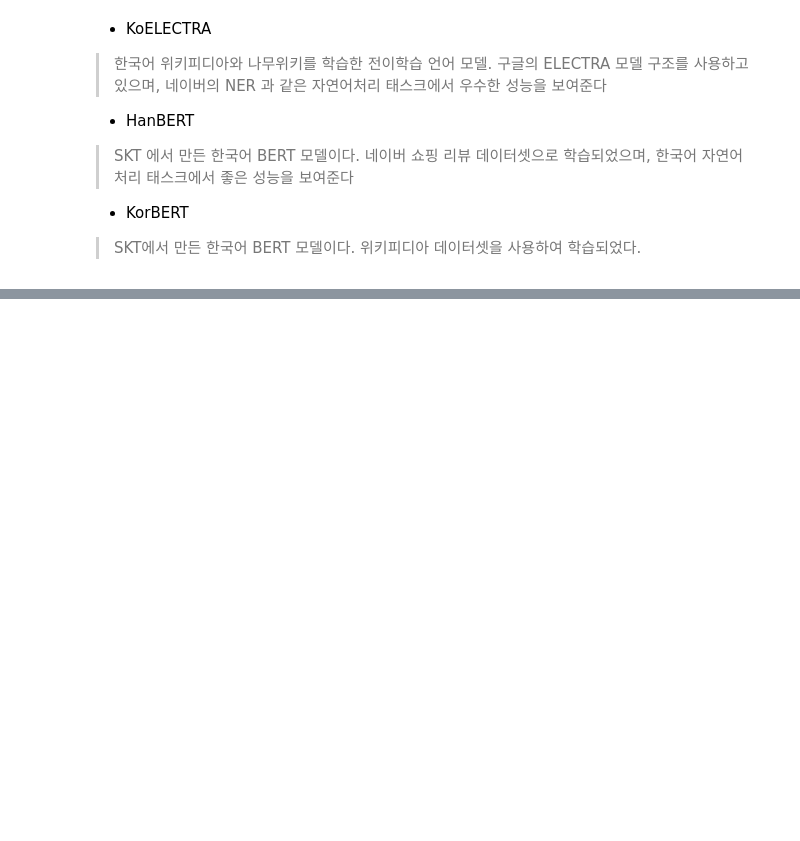
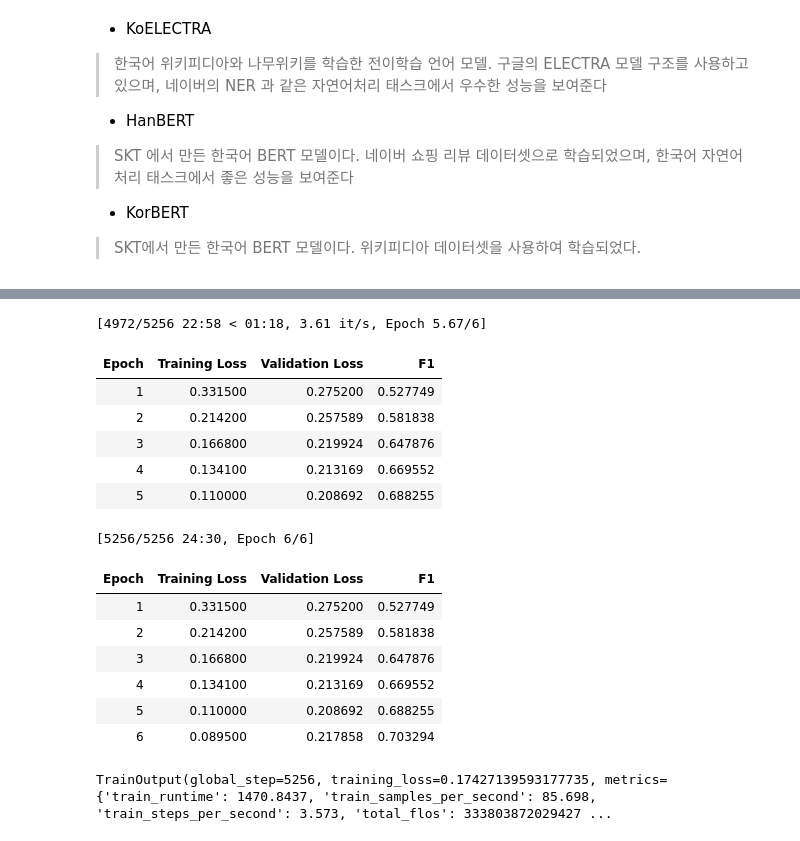
Before and after one commit to jooyyoo/text-mining, a Jupyter notebook: HW_klue_ner_20191027.ipynb, the cells around one changed output, grey strips where cells are left out. Cells and saved outputs as stored; diff of their text form; code cells hidden in the pictures; blank space fills up the shorter version.

```diff
--- a/HW_klue_ner_20191027.ipynb
+++ b/HW_klue_ner_20191027.ipynb
@@ -354,0 +355,22 @@ None}]
+# %%
+num_epochs = 6
+# 코랩에서 GPU 메모리 부족 에러가 나는 경우 batch_size를 16으로 줄여 주세요.
+batch_size = 24  # 16
+logging_steps = len(ds["train"]) // batch_size
+
+# 주의: 상황에 맞게, model_name 수정할 것
+model_name2 = f"{kogpt2_name}-finetuned-klue-ner"
+training_args = TrainingArguments(
+    output_dir=model_name2, log_level="error", num_train_epochs=num_epochs,
+    per_device_train_batch_size=batch_size,
+    per_device_eval_batch_size=batch_size, evaluation_strategy="epoch",
+    save_steps=1e6, weight_decay=0.01, disable_tqdm=False,
+    logging_steps=logging_steps, push_to_hub=True)
+# %%
+from transformers import Trainer
+
+trainer2 = Trainer(model_init=model_init, args=training_args,
+                  data_collator=data_collator, compute_metrics=compute_metrics,
+                  train_dataset=ds["train"],
+                  eval_dataset=ds["validation"],
+                  tokenizer=gpt_tokenizer)
@@ -354,0 +380,19 @@ None}]
+# %%
+trainer2.train()
+# %% [output]
+[4972/5256 22:58 < 01:18, 3.61 it/s, Epoch 5.67/6]
+| Epoch | Training Loss | Validation Loss | F1 |
+| 1 | 0.331500 | 0.275200 | 0.527749 |
+| 2 | 0.214200 | 0.257589 | 0.581838 |
+| 3 | 0.166800 | 0.219924 | 0.647876 |
+| 4 | 0.134100 | 0.213169 | 0.669552 |
+| 5 | 0.110000 | 0.208692 | 0.688255 |
+[5256/5256 24:30, Epoch 6/6]
+| Epoch | Training Loss | Validation Loss | F1 |
+| 1 | 0.331500 | 0.275200 | 0.527749 |
+| 2 | 0.214200 | 0.257589 | 0.581838 |
+| 3 | 0.166800 | 0.219924 | 0.647876 |
+| 4 | 0.134100 | 0.213169 | 0.669552 |
+| 5 | 0.110000 | 0.208692 | 0.688255 |
+| 6 | 0.089500 | 0.217858 | 0.703294 |
+TrainOutput(global_step=5256, training_loss=0.17427139593177735, metrics={'train_runtime': 1470.8437, 'train_samples_per_second': 85.698, 'train_steps_per_second': 3.573, 'total_flos': 333803872029427 ...
```
Also changed, not shown: parts of 6 cells of this notebook.
